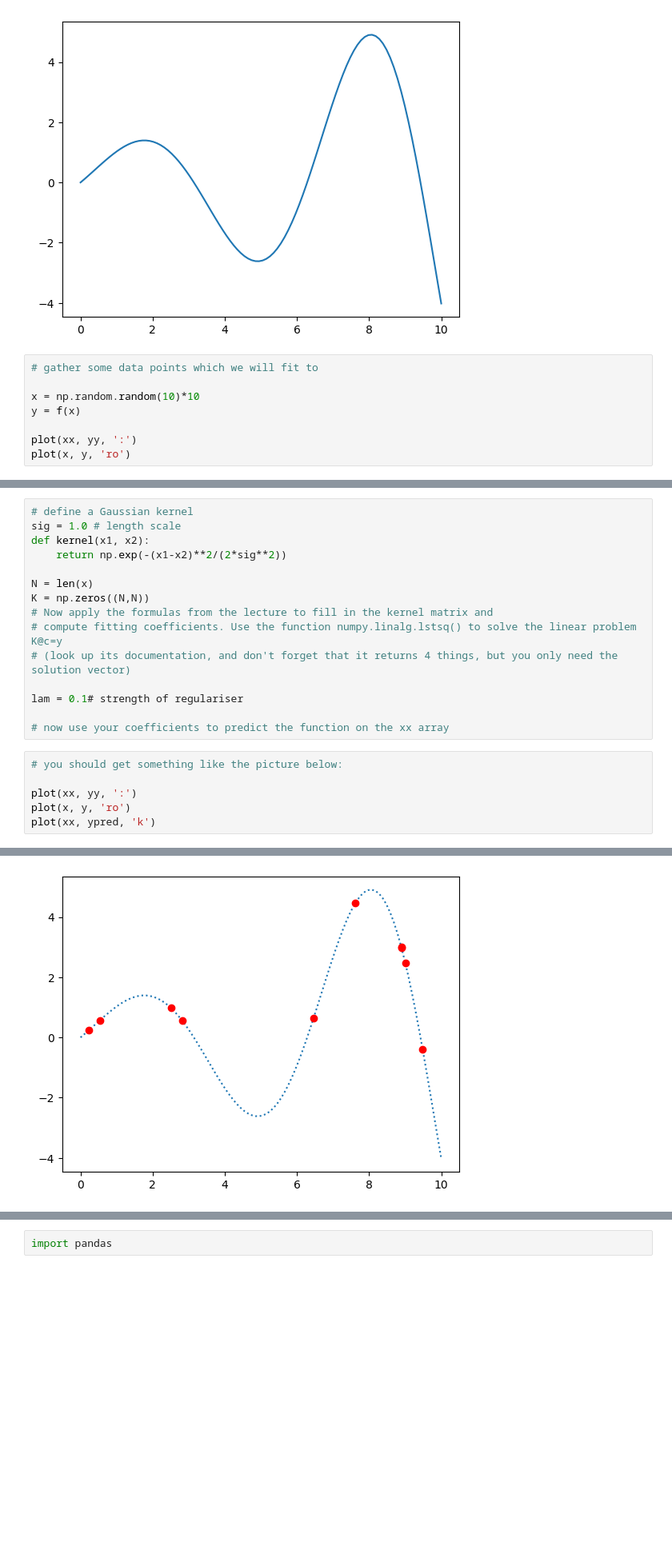
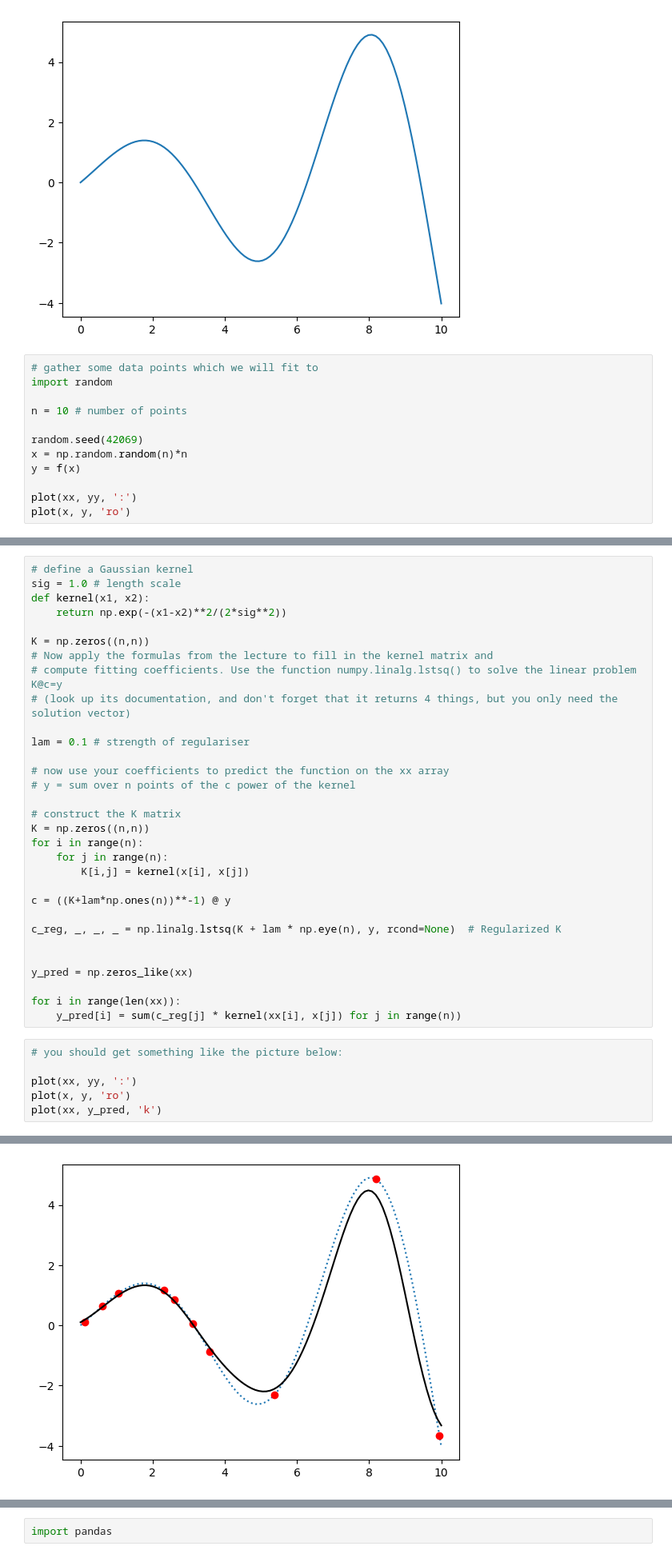
Before and after one commit to macaswalker/MatsAndMols_projects, a Jupyter notebook: _Project 3_ solubility.ipynb, the cells around one changed output, grey strips where cells are left out. Shown: that part at 80% size. Cells and saved outputs as stored; diff of their text form; blank space fills up the shorter version.

```diff
--- a/_Project 3_ solubility.ipynb
+++ b/_Project 3_ solubility.ipynb
@@ -35,8 +35,12 @@ plot(xx, yy)
 [figure]
 # %%
 # gather some data points which we will fit to
+import random
 
-x = np.random.random(10)*10
+n = 10 # number of points
+
+random.seed(42069)
+x = np.random.random(n)*n
 y = f(x)
 
 plot(xx, yy, ':')
@@ -50,19 +54,35 @@ sig = 1.0 # length scale
 def kernel(x1, x2):
     return np.exp(-(x1-x2)**2/(2*sig**2))
 
-N = len(x)
-K = np.zeros((N,N))
+K = np.zeros((n,n))
 # Now apply the formulas from the lecture to fill in the kernel matrix and
 # compute fitting coefficients. Use the function numpy.linalg.lstsq() to solve the linear problem K@c=y
 # (look up its documentation, and don't forget that it returns 4 things, but you only need the solution vector)
 
-lam = 0.1# strength of regulariser
+lam = 0.1 # strength of regulariser
 
 # now use your coefficients to predict the function on the xx array
+# y = sum over n points of the c power of the kernel
+
+# construct the K matrix
+K = np.zeros((n,n))
+for i in range(n):
+    for j in range(n):
+        K[i,j] = kernel(x[i], x[j])
+
+c = ((K+lam*np.ones(n))**-1) @ y
+
+c_reg, _, _, _ = np.linalg.lstsq(K + lam * np.eye(n), y, rcond=None)  # Regularized K
+
+
+y_pred = np.zeros_like(xx)
+
+for i in range(len(xx)):
+    y_pred[i] = sum(c_reg[j] * kernel(xx[i], x[j]) for j in range(n))
 # %%
 # you should get something like the picture below:
 
 plot(xx, yy, ':')
 plot(x, y, 'ro')
-plot(xx, ypred, 'k')
+plot(xx, y_pred, 'k')
 # %% [output]
@@ -70,4 +90,4 @@ NameError: name 'ypred' is not defined
-[figure, old version]
+[figure, new version]
 # %% [markdown]
 Task 1
 --
```
Also changed, not shown: parts of 7 cells of this notebook.
